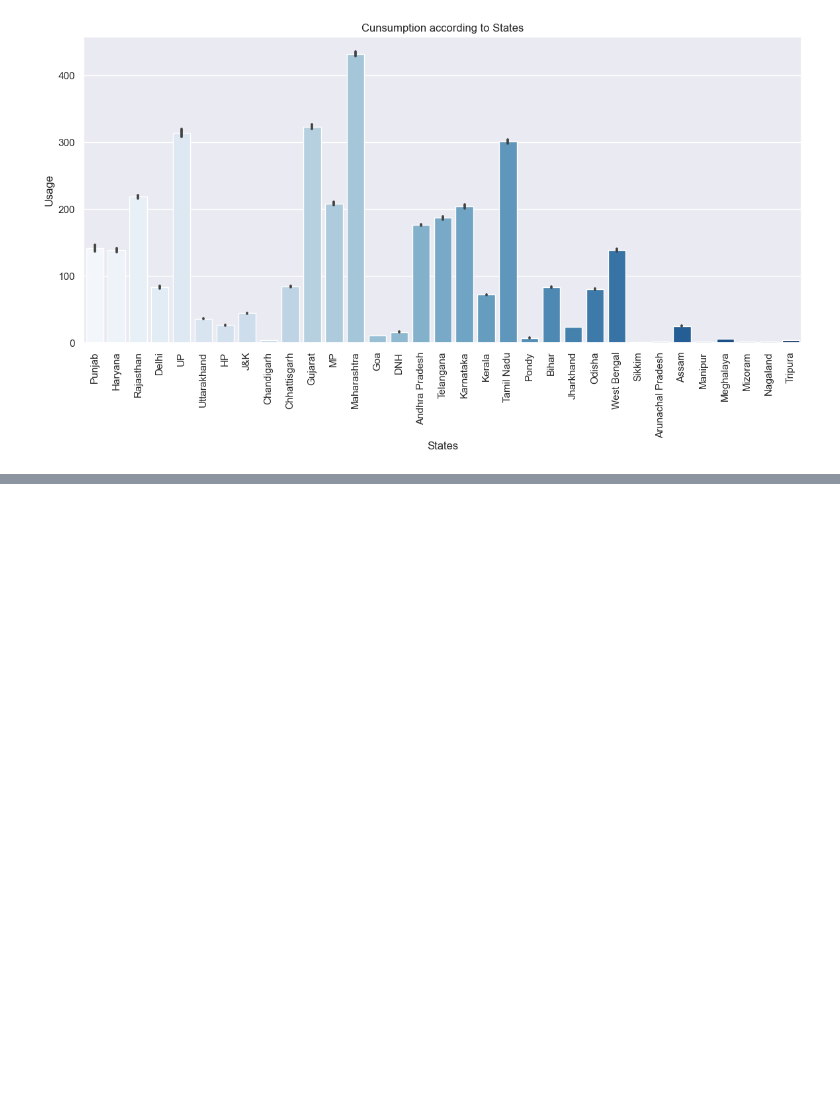
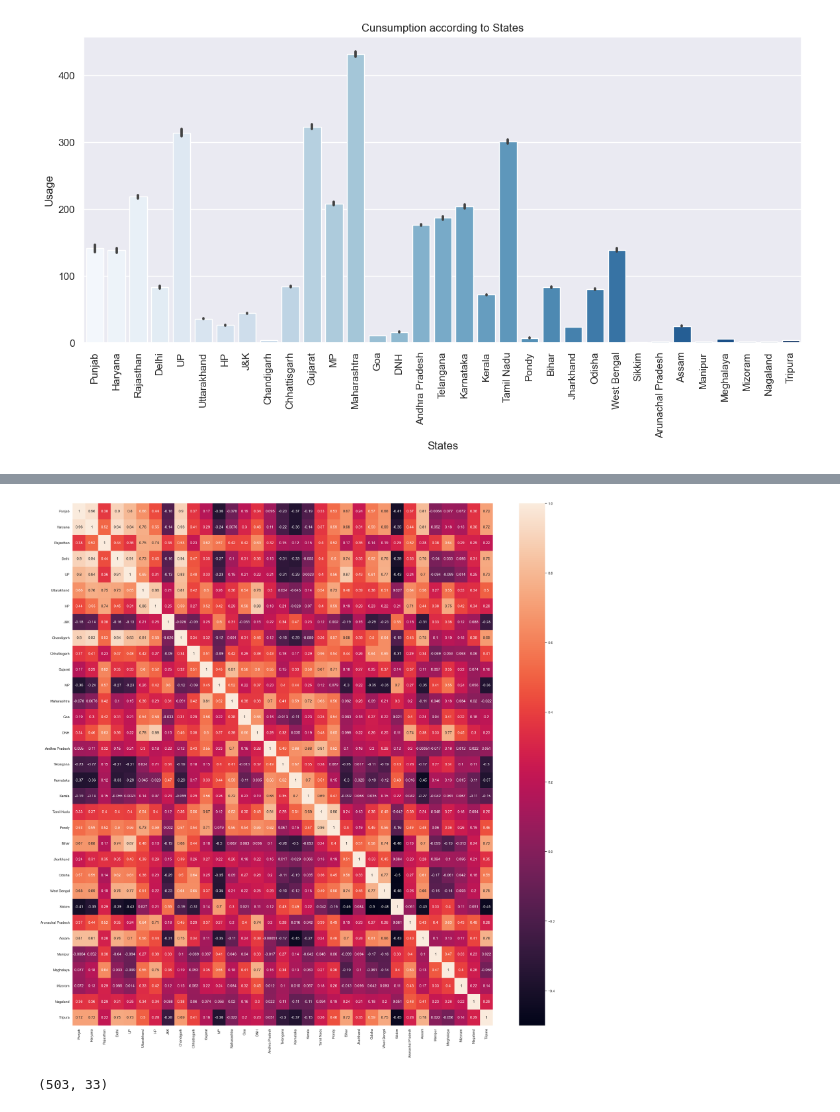
Before and after one commit to GauravSingh5519/Energy-Consumption, a Jupyter notebook: energy cunsumption.ipynb, the cells around one changed output, grey strips where cells are left out. Drawn from its saved outputs; the diff is of its cells as text; code cells hidden in the pictures; blank space fills up the shorter version.

```diff
--- a/energy cunsumption.ipynb
+++ b/energy cunsumption.ipynb
@@ -324,0 +329,2 @@ plt.show()
+# %%
+df = pd.read_csv("C:\\Users\\Gaurav\\Desktop\\AIF\\python datasets\\dataset_tk (2).csv", parse_dates = True, index_col = "Unnamed: 0")
@@ -324,0 +364,10 @@ plt.show()
+# %%
+plt.figure(figsize=(30,30))
+sns.heatmap(df.corr(), annot= True)
+plt.show()
+# %% [output]
+[figure, added]
+# %%
+df.shape
+# %% [output]
+(503, 33)
```
Also changed, not shown: parts of 19 cells of this notebook.
